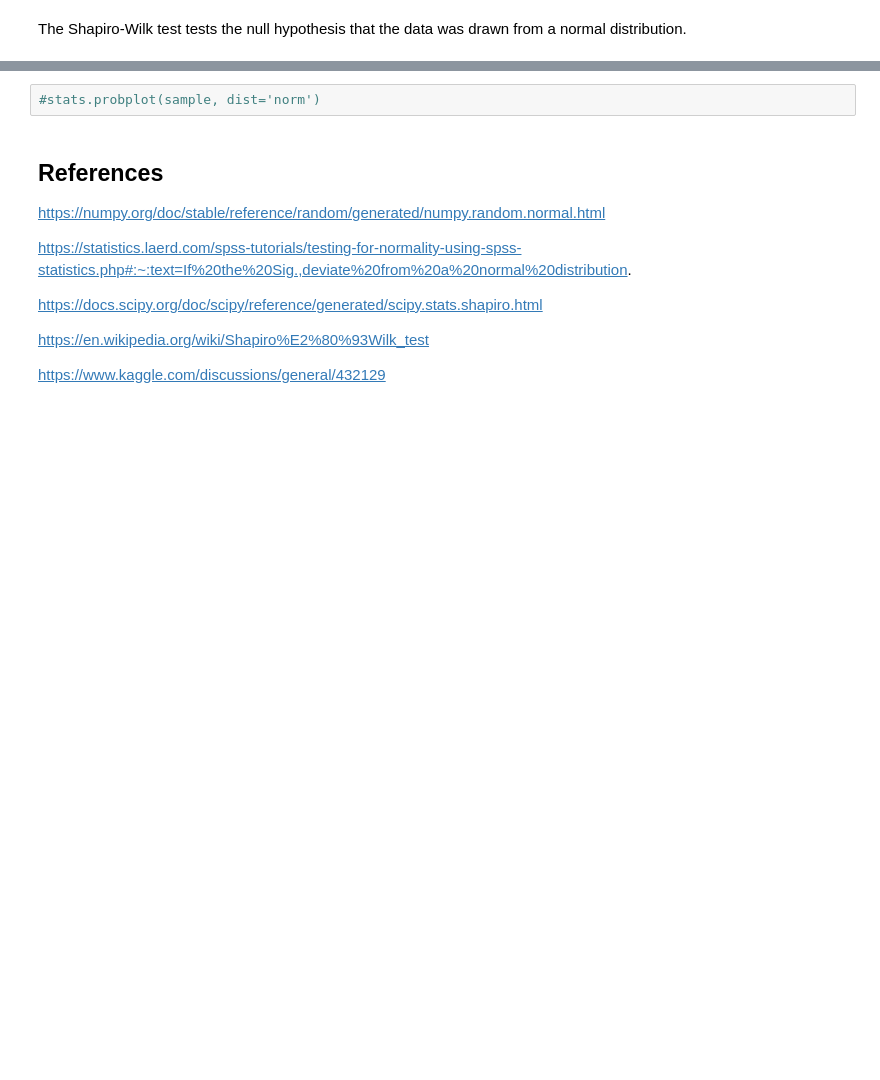
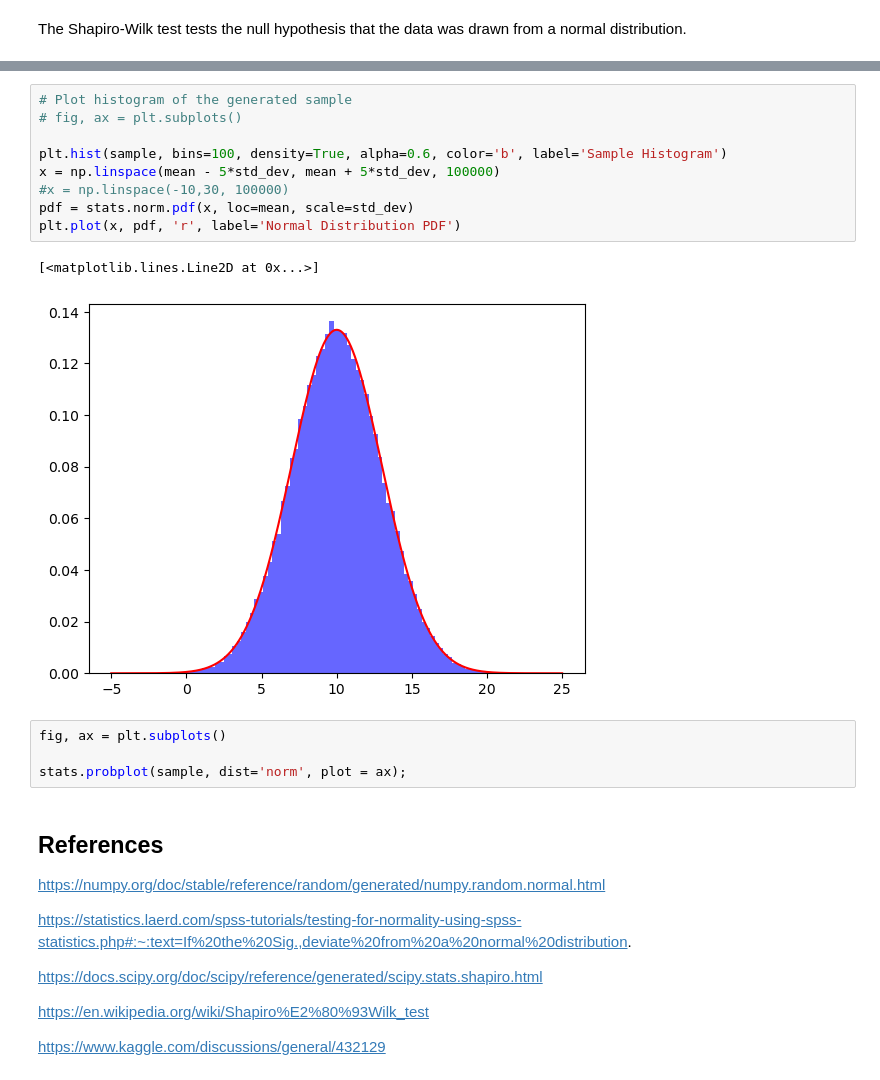
Before and after one commit to lgrealish/applied_statistics, a Jupyter notebook: tasks.ipynb, the cells around one changed output, grey strips where cells are left out. Drawn from its saved outputs; the diff is of its cells as text; blank space fills up the shorter version.

```diff
--- a/tasks.ipynb
+++ b/tasks.ipynb
@@ -157,5 +157,19 @@ The Shapiro-Wilk test tests the null hypothesis that the data was drawn from a n
+# %%
+# Plot histogram of the generated sample
+# fig, ax = plt.subplots()
+
+plt.hist(sample, bins=100, density=True, alpha=0.6, color='b', label='Sample Histogram')
+x = np.linspace(mean - 5*std_dev, mean + 5*std_dev, 100000)
+#x = np.linspace(-10,30, 100000)
+pdf = stats.norm.pdf(x, loc=mean, scale=std_dev)
+plt.plot(x, pdf, 'r', label='Normal Distribution PDF')
+# %% [output]
+[<matplotlib.lines.Line2D at 0x...>]
+[figure, added]
 # %%
-#stats.probplot(sample, dist='norm')
+fig, ax = plt.subplots()
+
+stats.probplot(sample, dist='norm', plot = ax);
 # %% [markdown]
 ## References
 
```
Also changed, not shown: parts of 17 cells of this notebook, 1 other file.
